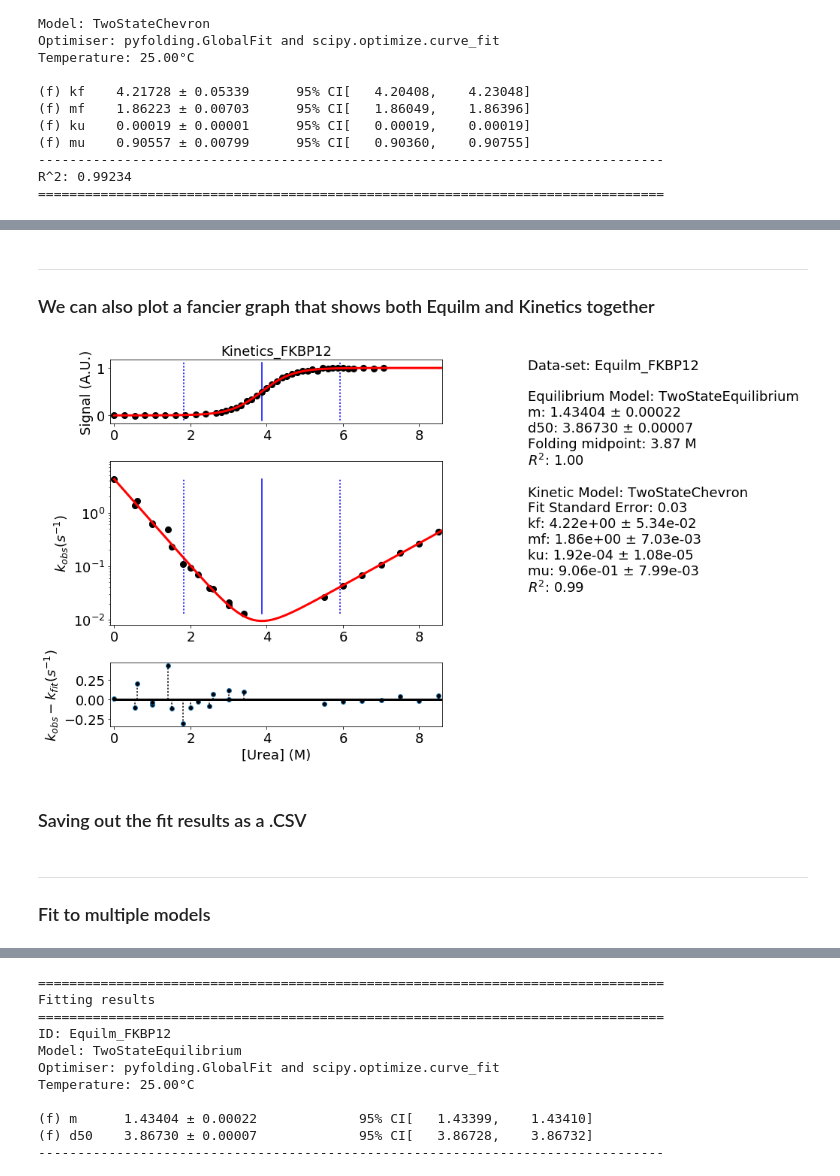
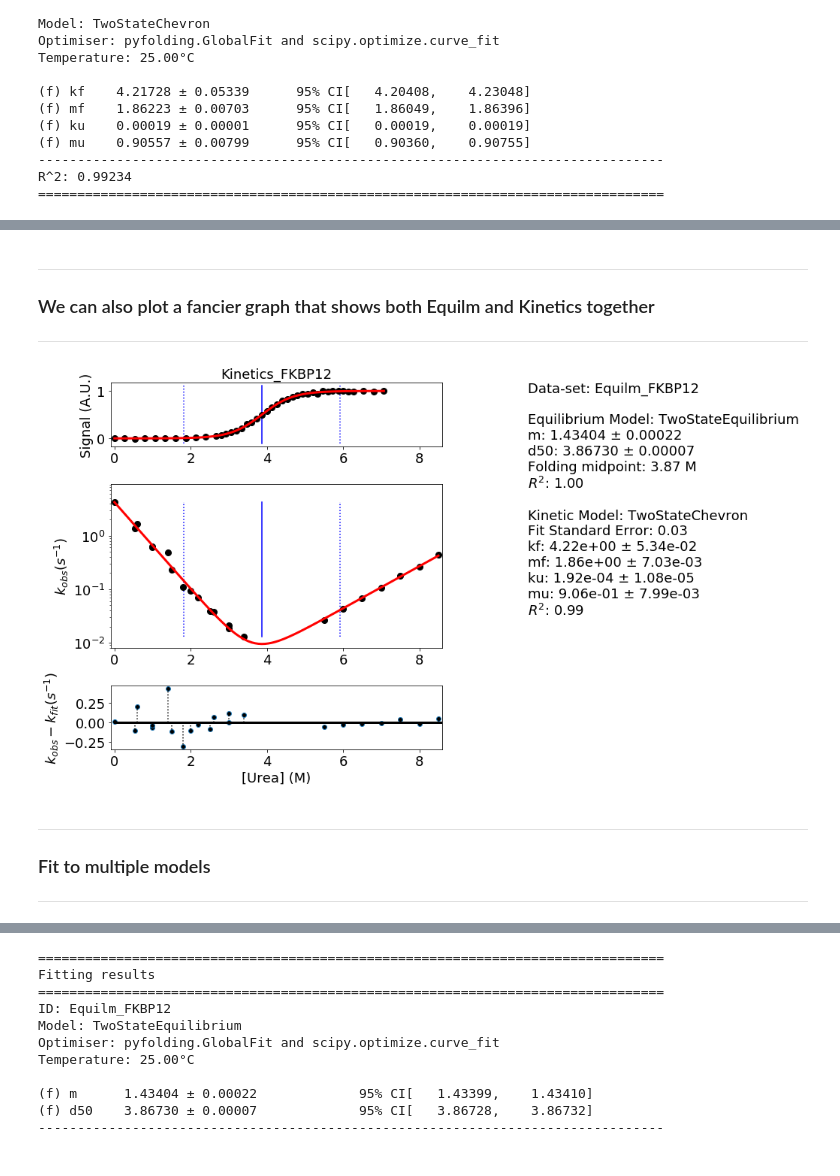
Before and after one commit to quantumjot/PyFolding, a Jupyter notebook: notebooks/SI1_FoldingModels1.ipynb, the cells around one changed output, grey strips where cells are left out. Cells and saved outputs as stored; diff of their text form; code cells hidden in the pictures.

```diff
--- a/notebooks/SI1_FoldingModels1.ipynb
+++ b/notebooks/SI1_FoldingModels1.ipynb
@@ -217,6 +224,3 @@ Equilm_FKBP12.plot()
-# %%
-# select the fit function
-Kinetics_FKBP12.fit_func = models.TwoStateChevron
 # %%
 # printing the equation for viewing
 models.TwoStateChevron().info()
@@ -288,11 +303,14 @@ pyfolding.plot_chevron(Kinetics_FKBP12)
 ---
 
 ### We can also plot a fancier graph that shows both Equilm and Kinetics together
+
+---
 # %%
-# pyfolding.plot_figure(Equilm_FKBP12, Kinetics_FKBP12, display=True, pth='/users/ergm/', save=True)
-pyfolding.plot_figure(Equilm_FKBP12, Kinetics_FKBP12, display=True)
+pyfolding.plot_figure(Equilm_FKBP12,
+                      Kinetics_FKBP12,
+                      display=True,
+                      pth= '/users/ergm/desktop', save=True)
+
 # the "pth" and save=True part writes out a pdf of the figure below.
 # %% [output]
-[figure, old version]
+[figure, new version]
-# %% [markdown]
-### Saving out the fit results as a .CSV
@@ -302,7 +317,10 @@ pyfolding.plot_figure(Equilm_FKBP12, Kinetics_FKBP12, display=True)
 # %% [markdown]
 
 ---
+
 ### Fit to multiple models
+
+---
 # %%
 # make a list of models to be used to fit
 models_to_fit = [models.TwoStateEquilibrium,
```
Also changed, not shown: parts of 27 cells of this notebook, 13 other files.
